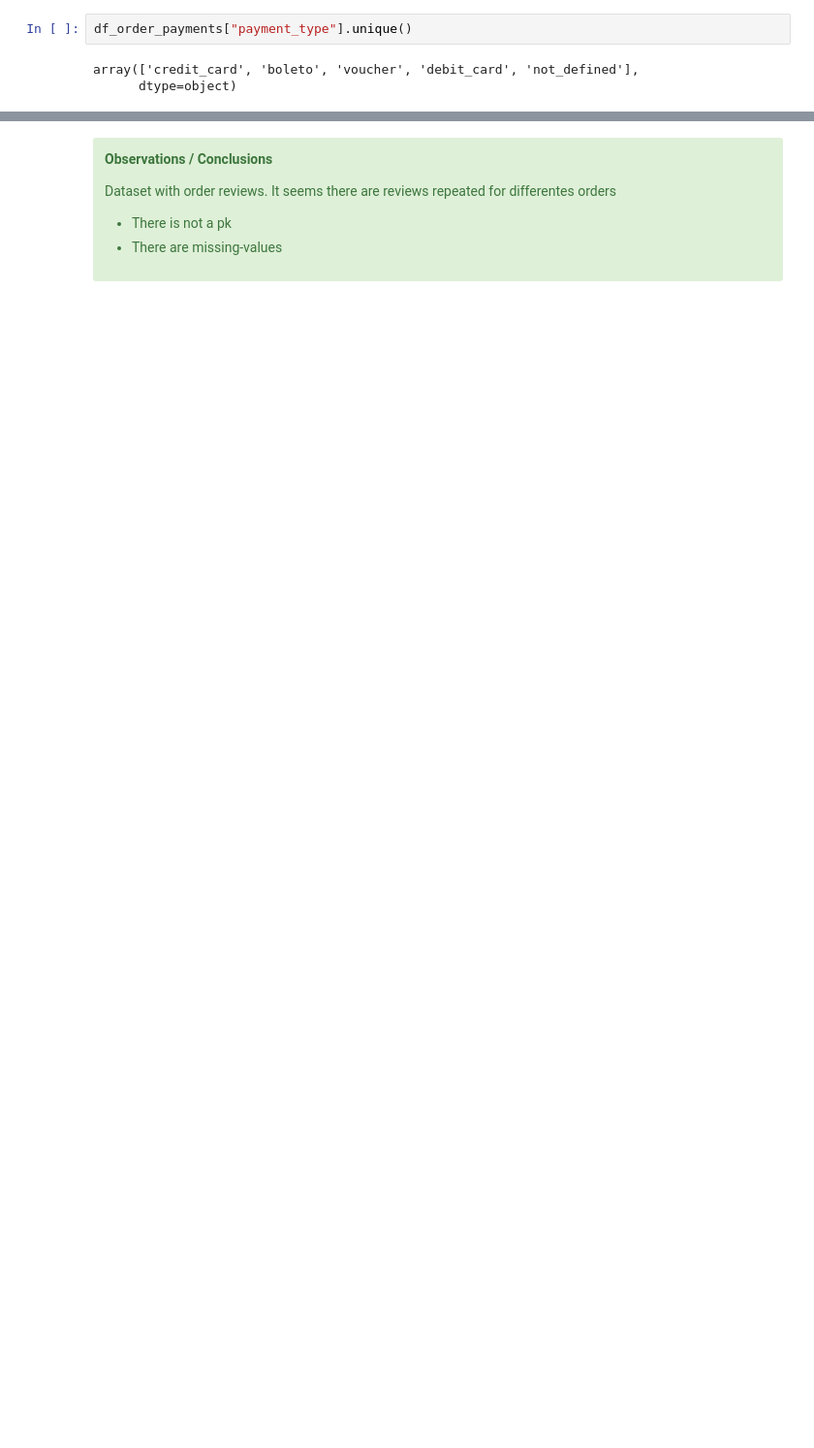
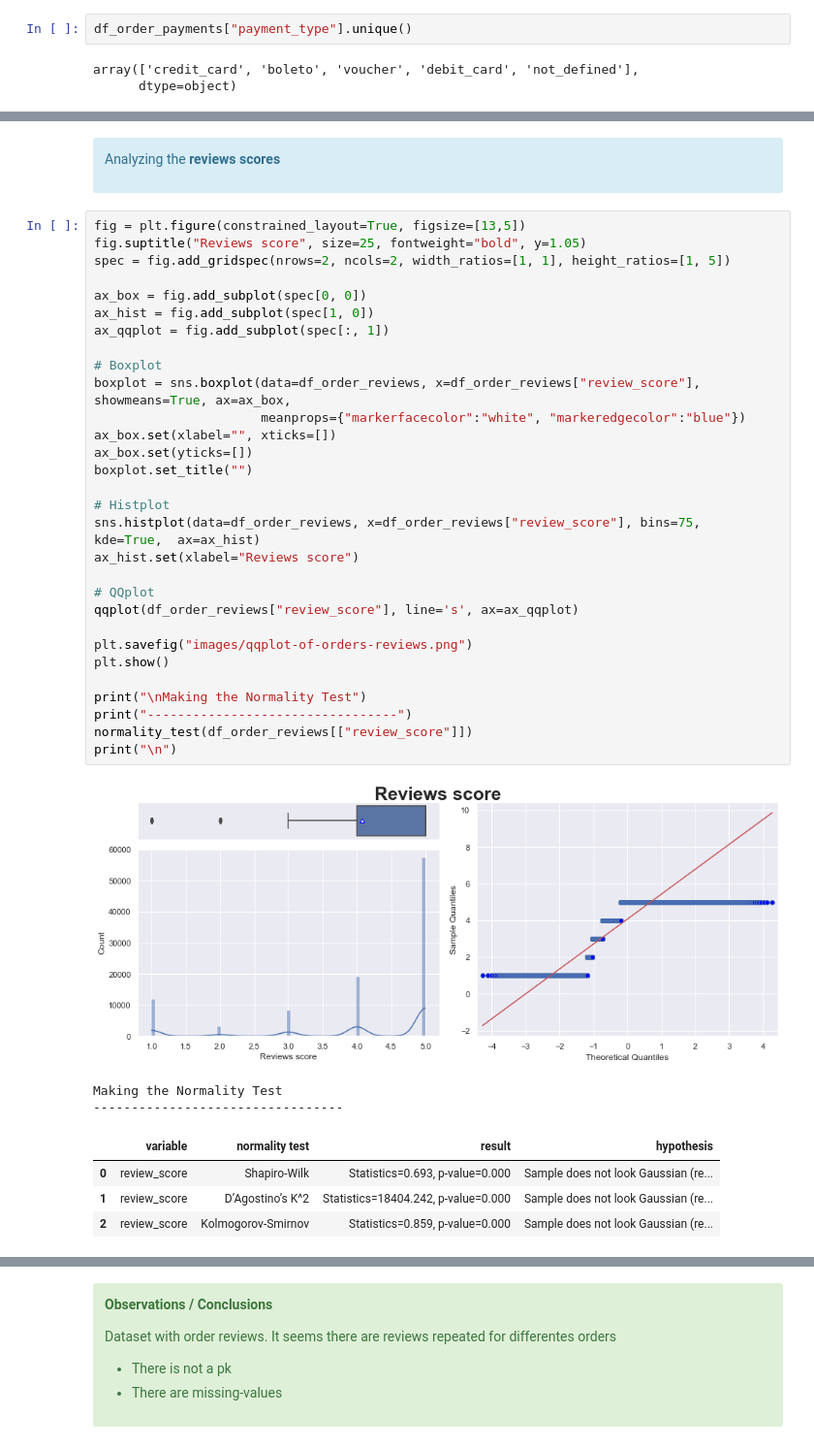
Before and after one commit to samirhinojosa/OC-P5-segment-customers-of-website, a Jupyter notebook: analysis_notebook.ipynb, the cells around one changed output, grey strips where cells are left out. Shown at 97% size. Saved outputs shown, nothing was run; the diff lists cells and outputs as text; blank space fills up the shorter version.

```diff
--- a/analysis_notebook.ipynb
+++ b/analysis_notebook.ipynb
@@ -546,3 +566,45 @@ df_order_reviews.loc[df_order_reviews["review_id"] == "f4d74b17cd63ee35efa82cd25
 |  | review_id | order_id | review_score | review_comment_title | review_comment_message | review_creation_date | ... |
 | 348 | f4d74b17cd63ee35efa82cd2567de911 | f269e83a82f64baa3de97c2ebf3358f6 | 3 | NaN | A embalagem deixou a desejar, por... | 2018-01-12 00:00:00 | ... |
 | 91014 | f4d74b17cd63ee35efa82cd2567de911 | a60c9bf6dcdd39e9f1c10ae5ad77c24d | 3 | NaN | A embalagem deixou a desejar, por... | 2018-01-12 00:00:00 | ... |
+# %% [markdown]
+<div class="alert alert-block alert-info">
+    <p>Analyzing the <b>reviews scores</b></p>
+</div>
+# %%
+fig = plt.figure(constrained_layout=True, figsize=[13,5])
+fig.suptitle("Reviews score", size=25, fontweight="bold", y=1.05)
+spec = fig.add_gridspec(nrows=2, ncols=2, width_ratios=[1, 1], height_ratios=[1, 5])
+
+ax_box = fig.add_subplot(spec[0, 0])
+ax_hist = fig.add_subplot(spec[1, 0])
+ax_qqplot = fig.add_subplot(spec[:, 1])
+
+# Boxplot
+boxplot = sns.boxplot(data=df_order_reviews, x=df_order_reviews["review_score"], showmeans=True, ax=ax_box,
+                      meanprops={"markerfacecolor":"white", "markeredgecolor":"blue"})
+ax_box.set(xlabel="", xticks=[])
+ax_box.set(yticks=[])
+boxplot.set_title("")
+
+# Histplot
+sns.histplot(data=df_order_reviews, x=df_order_reviews["review_score"], bins=75,  kde=True,  ax=ax_hist)
+ax_hist.set(xlabel="Reviews score")
+
+# QQplot
+qqplot(df_order_reviews["review_score"], line='s', ax=ax_qqplot)
+
+plt.savefig("images/qqplot-of-orders-reviews.png")
+plt.show()
+
+print("\nMaking the Normality Test")
+print("---------------------------------")
+normality_test(df_order_reviews[["review_score"]])
+print("\n")
+# %% [output]
+[figure, added]
+Making the Normality Test
+---------------------------------
+|  | variable | normality test | result | hypothesis |
+| 0 | review_score | Shapiro-Wilk | Statistics=0.693, p-value=0.000 | Sample does not look Gaussian (re... |
+| 1 | review_score | D’Agostino’s K^2 | Statistics=18404.242, p-value=0.000 | Sample does not look Gaussian (re... |
+| 2 | review_score | Kolmogorov-Smirnov | Statistics=0.859, p-value=0.000 | Sample does not look Gaussian (re... |
```
Also changed, not shown: parts of 48 cells of this notebook, 6 other files.
